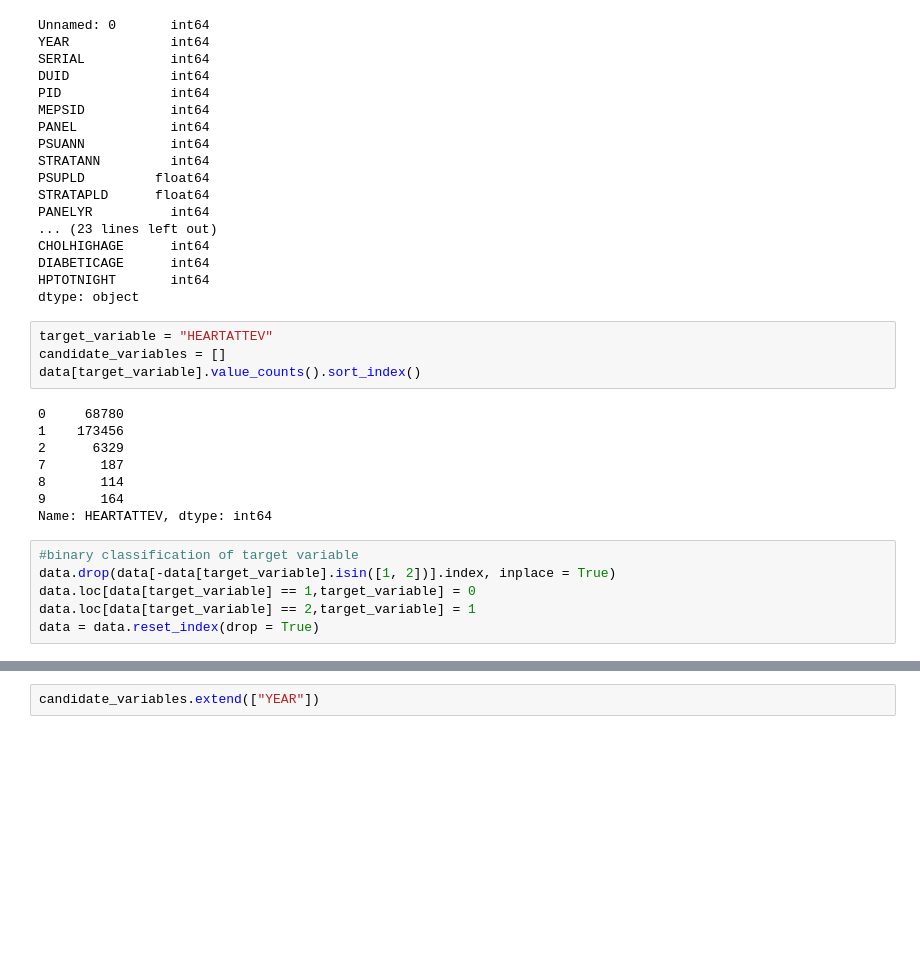
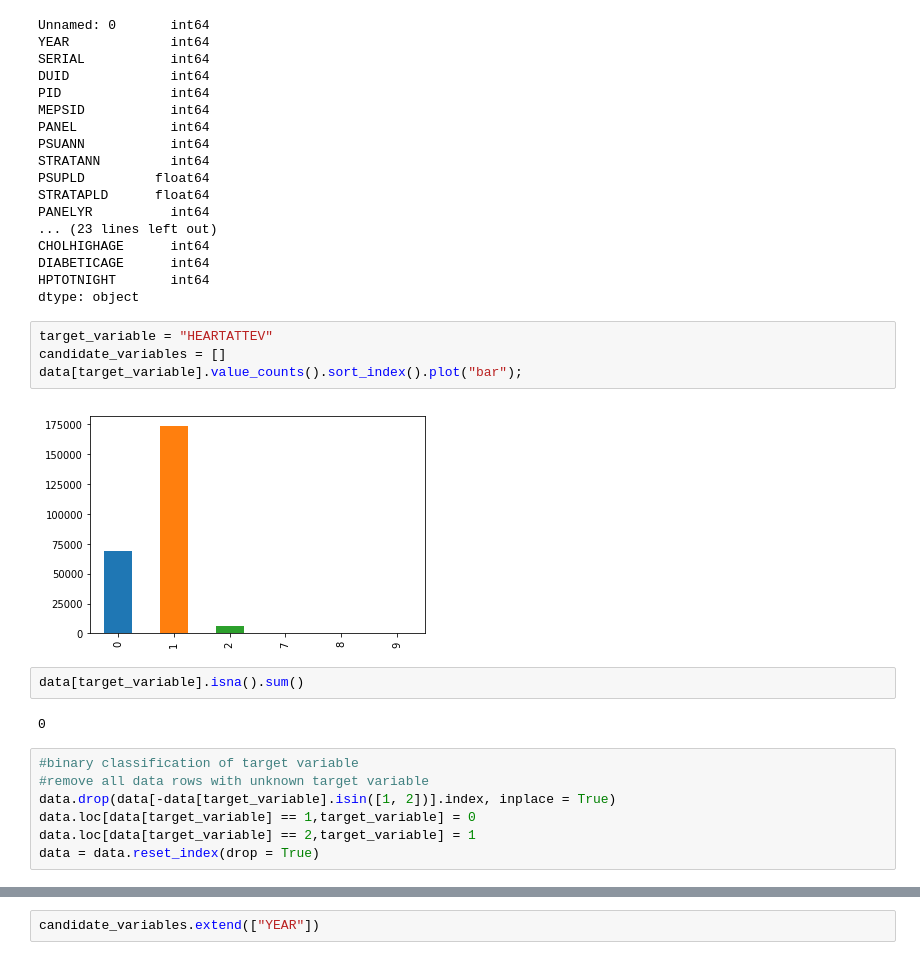
Before and after one commit to honshu77/DSA_project, a Jupyter notebook: IPUMS.ipynb, the cells around one changed output, grey strips where cells are left out. Cells and saved outputs as stored; diff of their text form; blank space fills up the shorter version.

```diff
--- a/IPUMS.ipynb
+++ b/IPUMS.ipynb
@@ -79,17 +120,16 @@ dtype: object
 # %%
 target_variable = "HEARTATTEV"
 candidate_variables = []
-data[target_variable].value_counts().sort_index()
+data[target_variable].value_counts().sort_index().plot("bar");
 # %% [output]
-0     68780
-1    173456
-2      6329
-7       187
-8       114
-9       164
-Name: HEARTATTEV, dtype: int64
+[figure, added]
+# %%
+data[target_variable].isna().sum()
+# %% [output]
+0
 # %%
 #binary classification of target variable
+#remove all data rows with unknown target variable
 data.drop(data[-data[target_variable].isin([1, 2])].index, inplace = True)
 data.loc[data[target_variable] == 1,target_variable] = 0
 data.loc[data[target_variable] == 2,target_variable] = 1
```
Also changed, not shown: parts of 34 cells of this notebook.
